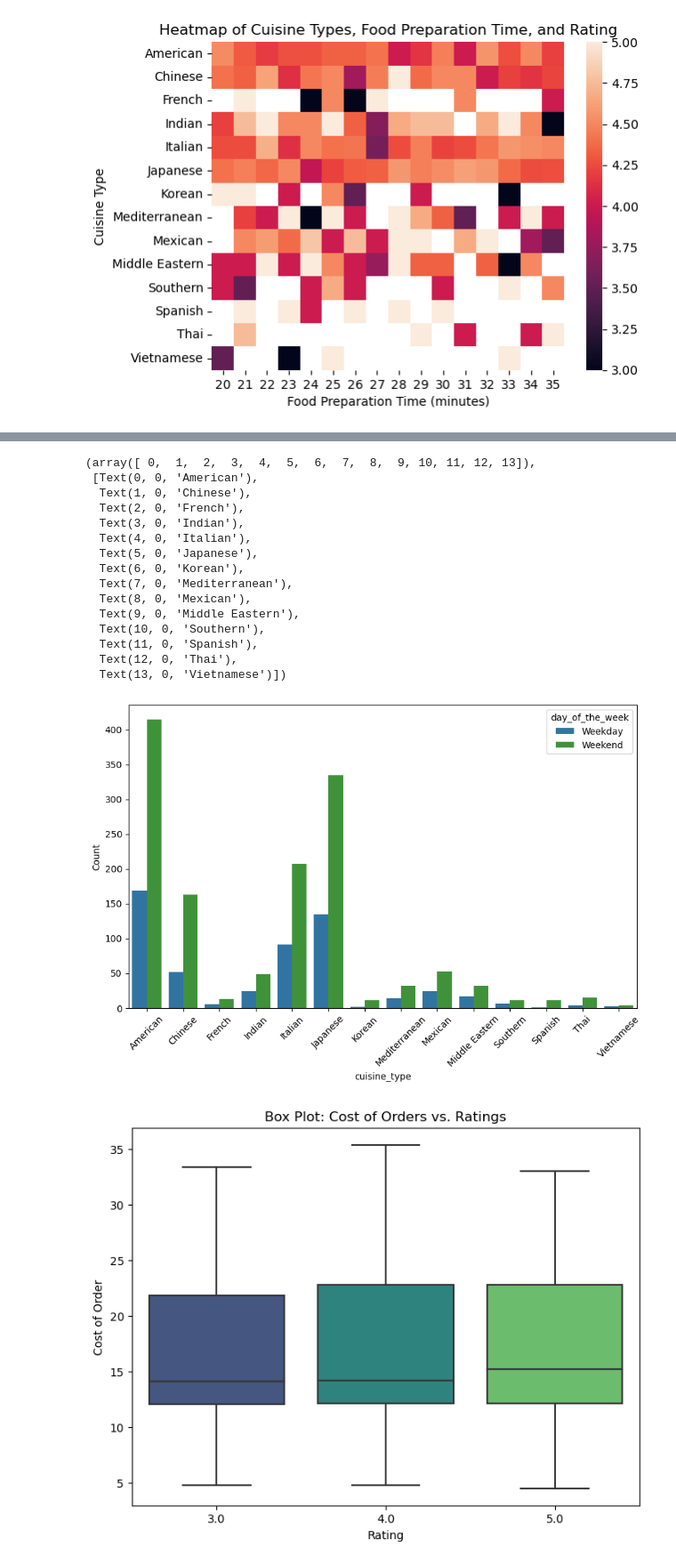
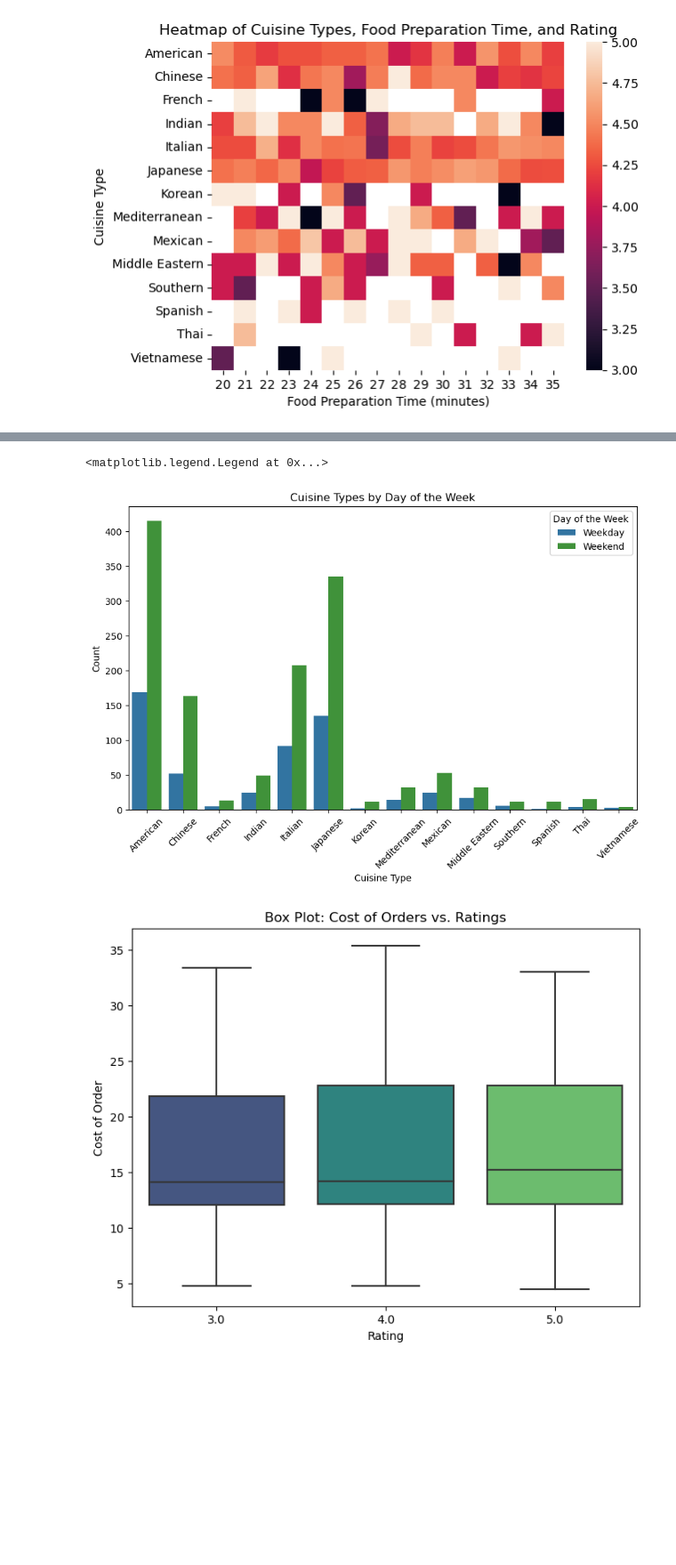
Before and after one commit to ZhiyaoShu/Data-visualization---Foodhub, a Jupyter notebook: FDS_Project_LearnerNotebook_LowCode.ipynb, the cells around one changed output, grey strips where cells are left out. Shown at 89% size. Cells and saved outputs as stored; diff of their text form; code cells hidden in the pictures; blank space fills up the shorter version.

```diff
--- a/FDS_Project_LearnerNotebook_LowCode.ipynb
+++ b/FDS_Project_LearnerNotebook_LowCode.ipynb
@@ -395,32 +396,19 @@ NameError: name 'df' is not defined
 # %%
-# Create a stacked bar chart for  cuisine types and days of a week
-rouped_data = df.groupby(['cuisine_type', 'day_of_the_week']).size().reset_index(name='Count')
+# Group the data by "cuisine_type" and "day_of_the_week" and calculate the counts
+grouped_data = df.groupby(['cuisine_type', 'day_of_the_week']).size().reset_index(name='Count')
 
 # Create the stacked bar chart using Seaborn with horizontal orientation
 plt.figure(figsize=(10, 6))
 sns.barplot(x="cuisine_type", y="Count", hue="day_of_the_week", data=grouped_data, palette=["#1f78b4", "#33a02c"])
 
-plt.xlabel("Count")
-plt.ylabel("Cuisine Type")
-
+plt.xlabel("Cuisine Type")
+plt.ylabel("Count")
+plt.title("Cuisine Types by Day of the Week")
 plt.xticks(rotation=45)
+plt.legend(title="Day of the Week")
 # %% [output]
-(array([ 0,  1,  2,  3,  4,  5,  6,  7,  8,  9, 10, 11, 12, 13]),
- [Text(0, 0, 'American'),
-  Text(1, 0, 'Chinese'),
-  Text(2, 0, 'French'),
-  Text(3, 0, 'Indian'),
-  Text(4, 0, 'Italian'),
-  Text(5, 0, 'Japanese'),
-  Text(6, 0, 'Korean'),
-  Text(7, 0, 'Mediterranean'),
-  Text(8, 0, 'Mexican'),
-  Text(9, 0, 'Middle Eastern'),
-  Text(10, 0, 'Southern'),
-  Text(11, 0, 'Spanish'),
-  Text(12, 0, 'Thai'),
-  Text(13, 0, 'Vietnamese')])
+<matplotlib.legend.Legend at 0x...>
-[figure, old version]
+[figure, new version]
 # %%
 # Create a joint plot for 'rating' and 'Cost of order'
 # Create the box plot
```
Also changed, not shown: parts of 7 cells of this notebook, 3 other files.
